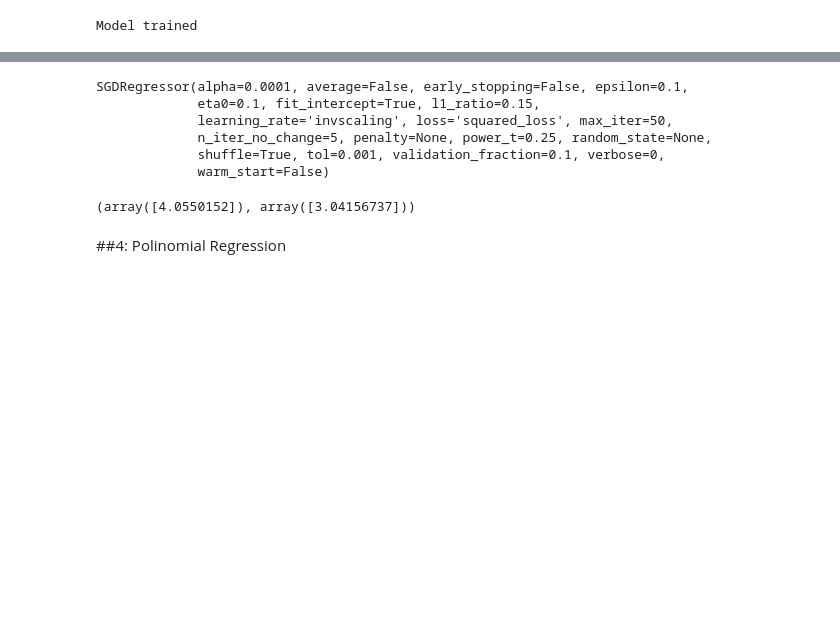
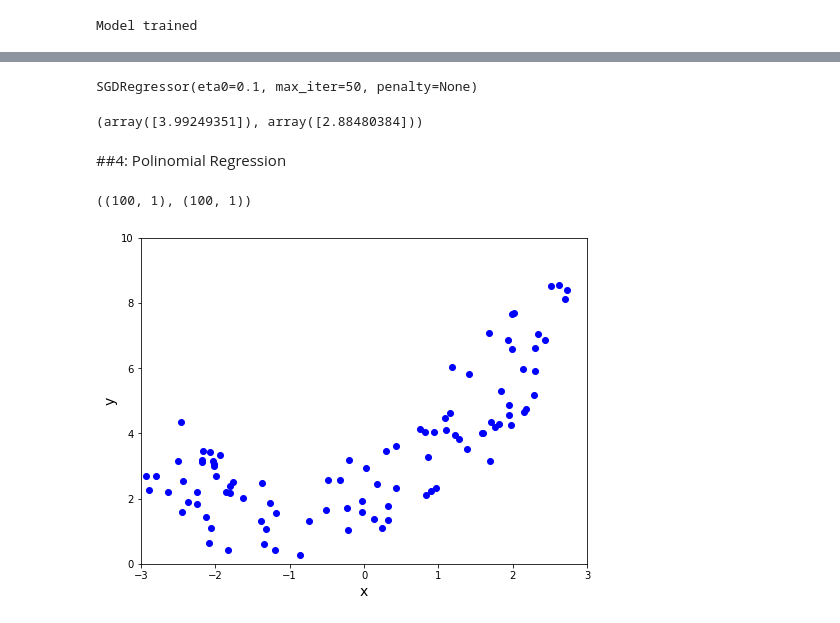
Before and after one commit to eutiagovski/projetos-cursos, a Jupyter notebook: datascience-mentorama/11_Implementando_Modelos_aula.ipynb, the cells around one changed output, grey strips where cells are left out. Drawn from its saved outputs; the diff is of its cells as text; code cells hidden in the pictures; blank space fills up the shorter version.

```diff
--- a/datascience-mentorama/11_Implementando_Modelos_aula.ipynb
+++ b/datascience-mentorama/11_Implementando_Modelos_aula.ipynb
@@ -236,7 +252,7 @@ class regLinear():
     theta = np.random.randn(k + 1, 1)
     X_b = np.c_[np.ones((m, 1)), X]
 
-    for step in range(num_steps):
+    for step in range(self.num_steps):
       gradients = 2/m * X_b.T.dot(X_b.dot(theta) - y)
       theta = theta - self.learning_rate * gradients
 
@@ -311,15 +327,33 @@ from sklearn.linear_model import SGDRegressor
 sgd_reg = SGDRegressor(penalty=None, eta0=0.1, max_iter=50)
 sgd_reg.fit(X, y)
 # %% [output]
-SGDRegressor(alpha=0.0001, average=False, early_stopping=False, epsilon=0.1,
-             eta0=0.1, fit_intercept=True, l1_ratio=0.15,
-             learning_rate='invscaling', loss='squared_loss', max_iter=50,
-             n_iter_no_change=5, penalty=None, power_t=0.25, random_state=None,
-             shuffle=True, tol=0.001, validation_fraction=0.1, verbose=0,
-             warm_start=False)
+SGDRegressor(eta0=0.1, max_iter=50, penalty=None)
 # %%
 sgd_reg.intercept_, sgd_reg.coef_
 # %% [output]
-(array([4.0550152]), array([3.04156737]))
+(array([3.99249351]), array([2.88480384]))
 # %% [markdown]
 ##4: Polinomial Regression
+# %%
+def geraDados():
+  m = 100
+  X = 6 * np.random.rand(m, 1) - 3
+  X = np.sort(X.reshape(-1,)).reshape(-1, 1)
+  y = 0.5 * X **2 + X + 2 + np.random.randn(m, 1)
+
+  return X, y
+# %%
+X, y = geraDados()
+X.shape, y.shape
+# %% [output]
+((100, 1), (100, 1))
+# %%
+plt.figure(figsize=[8,6])
+plt.scatter(X, y, c='blue')
+plt.xlabel('x', fontsize=14)
+plt.ylabel('y', fontsize=14)
+
+plt.axis([-3, 3, 0 , 10])
+plt.show()
+# %% [output]
+[figure, added]
```
Also changed, not shown: parts of 39 cells of this notebook.
